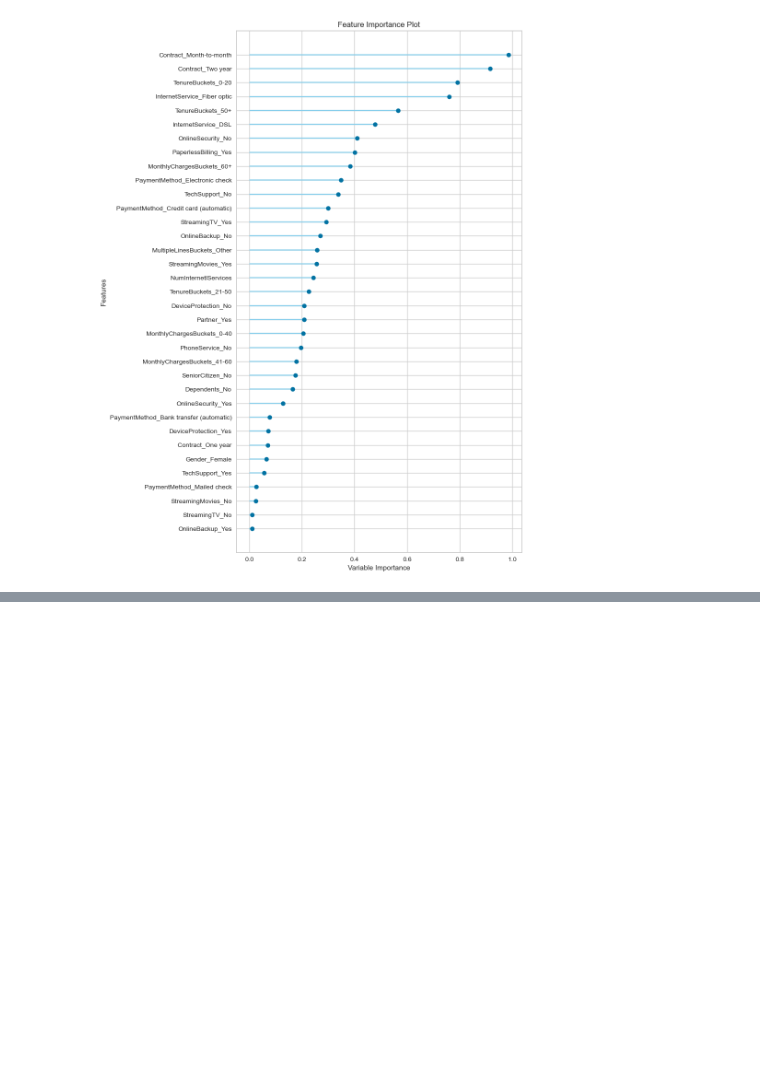
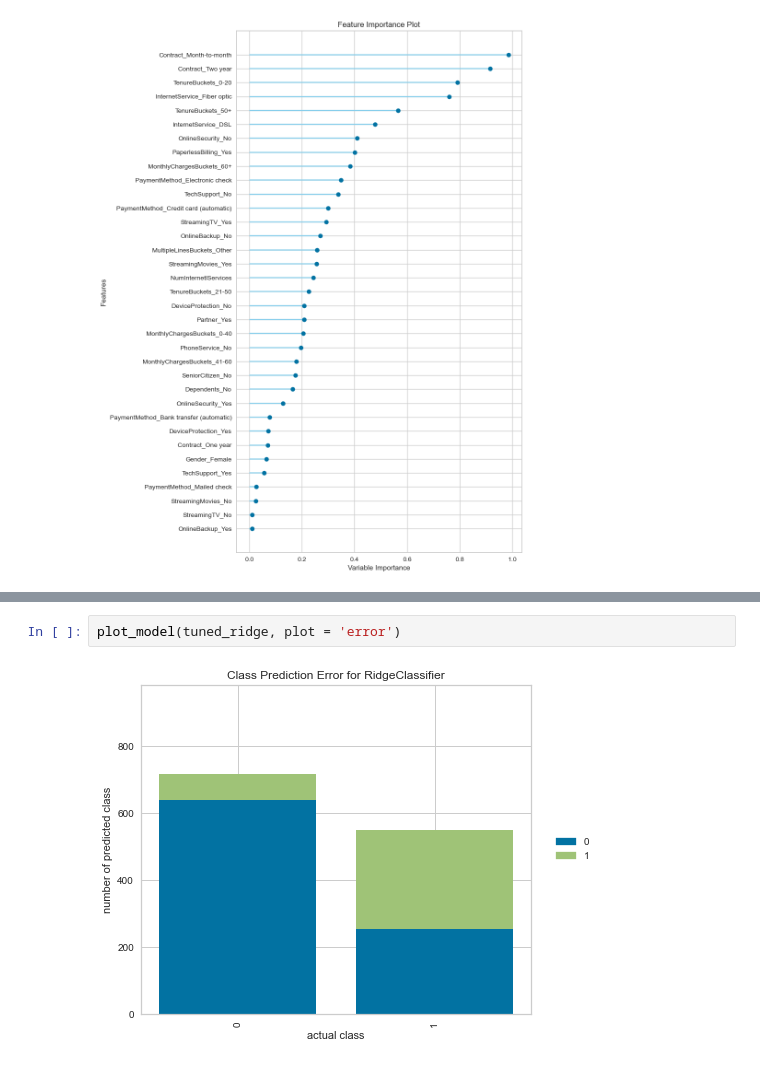
Before and after one commit to kubekmonika/customer-churn-analysis-telco-dataset, a Jupyter notebook: notebooks/model.ipynb, the cells around one changed output, grey strips where cells are left out. Drawn from its saved outputs; the diff is of its cells as text; blank space fills up the shorter version.

```diff
--- a/notebooks/model.ipynb
+++ b/notebooks/model.ipynb
@@ -164,0 +201,4 @@ plot_model(tuned_lr, plot = 'feature_all')
+# %%
+plot_model(tuned_ridge, plot = 'error')
+# %% [output]
+[figure, added]
```
Also changed, not shown: parts of 7 cells of this notebook.
